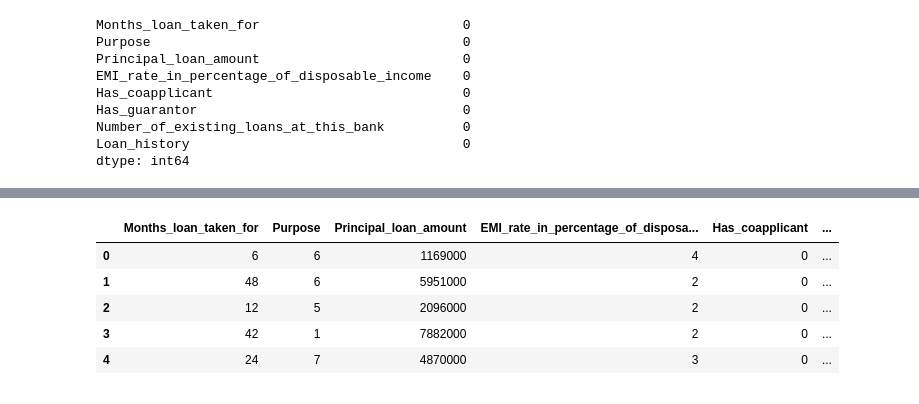
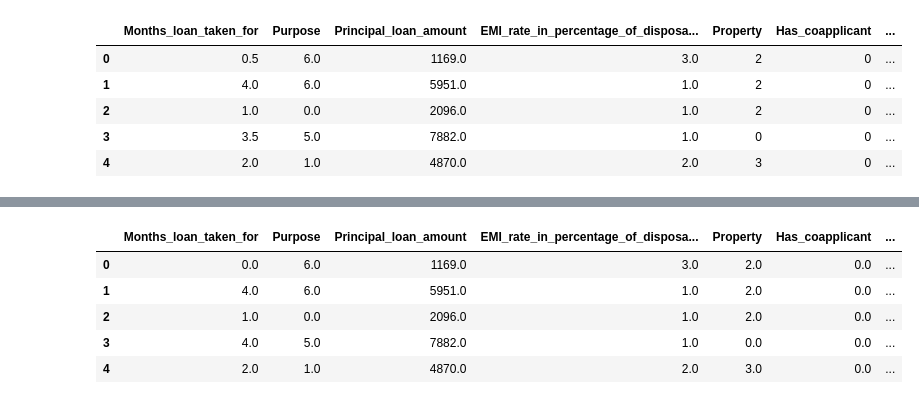
Before and after one commit to Anshul-Kothari-99/ML-Case-Studies, a Jupyter notebook: Using Python/Credit Worthiness/Untitled.ipynb, the cells around one changed output, grey strips where cells are left out. Cells and saved outputs as stored; diff of their text form; code cells hidden in the pictures.

```diff
--- a/Using Python/Credit Worthiness/Untitled.ipynb
+++ b/Using Python/Credit Worthiness/Untitled.ipynb
@@ -136,0 +46,3 @@ plt.show()
+# %%
+df = df.drop(['applicant_id', 'Has_been_employed_for_at_most', 'Other_EMI_plans', 'loan_application_id', 'Telephone', 'Balance_in_existing_bank_account_(upper_limit_of_bucket)', 'Balance_in_existing_bank_account_(lower_limit_of_bucket)'], axis=1)
+df.info()
@@ -136,0 +114,14 @@ plt.show()
+# %%
+def str_split(input_column):
+    temp = input_column.str.split(' ', expand=True)
+    temp = temp.iloc[:,0]
+
+    count = pd.Series(temp).value_counts()
+    #print(count)
+
+    input_column = temp
+
+    return input_column
+#df.Has_been_employed_for_at_most = str_split(df.Has_been_employed_for_at_most)
+df.Has_been_employed_for_at_least = str_split(df.Has_been_employed_for_at_least)
+df.head()
@@ -136,0 +135,15 @@ plt.show()
+# %%
+#df.dropna(subset=['Purpose'], inplace=True)      # removing the 12 rows / entries which had missing data in Purpose column
+
+df['Principal_loan_amount'] = df['Principal_loan_amount']/1000
+df['Months_loan_taken_for'] = df['Months_loan_taken_for']/12
+
+'''
+#print(len(np.unique(df.Savings_account_balance)))
+#print(np.unique(df.Savings_account_balance))
+count = pd.Series(df.Savings_account_balance).value_counts()
+print(count)
+'''
+
+df.head()
+df.info()
@@ -146,31 +206,29 @@ def feture_importance_categorical(input_var, output_var, index_column):
     plt.show()
     return 0
 # %%
-y = df.iloc[:,-1]           # Target Variable Initialization
-X = df.iloc[:,2:-1]         # Training Variable Initialization
+y = df['high_risk_applicant']                    # Target Variable Initialization
+X = df.drop(['high_risk_applicant'], axis=1)     # Training Variable Initialization
 
 def fill_missing_values(df_name):
-    imputer = KNNImputer(n_neighbors=1)
+    imputer = KNNImputer(n_neighbors=5)
     df_name = imputer.fit_transform(df_name)
     return df_name
 
 X_columns = X.columns
 
 X.isnull().sum()
+X.head()
 # %% [output]
-Months_loan_taken_for                          0
-Purpose                                        0
-Principal_loan_amount                          0
-EMI_rate_in_percentage_of_disposable_income    0
-Has_coapplicant                                0
-Has_guarantor                                  0
-Number_of_existing_loans_at_this_bank          0
-Loan_history                                   0
-dtype: int64
+|  | Months_loan_taken_for | Purpose | Principal_loan_amount | EMI_rate_in_percentage_of_disposa... | Property | Has_coapplicant | ... |
+| 0 | 0.5 | 6.0 | 1169.0 | 3.0 | 2 | 0 | ... |
+| 1 | 4.0 | 6.0 | 5951.0 | 1.0 | 2 | 0 | ... |
+| 2 | 1.0 | 0.0 | 2096.0 | 1.0 | 2 | 0 | ... |
+| 3 | 3.5 | 5.0 | 7882.0 | 1.0 | 0 | 0 | ... |
+| 4 | 2.0 | 1.0 | 4870.0 | 2.0 | 3 | 0 | ... |
 # %%
 imputer = KNN()
 
-#X = pd.DataFrame(np.round(imputer.fit_transform(X)),columns = X_columns)
+X = pd.DataFrame(np.round(imputer.fit_transform(X)),columns = X_columns)
 
 print(X.info())
 
@@ -194,7 +253,7 @@ memory usage: 69.5 KB
 None
-|  | Months_loan_taken_for | Purpose | Principal_loan_amount | EMI_rate_in_percentage_of_disposa... | Has_coapplicant | ... |
-| 0 | 6 | 6 | 1169000 | 4 | 0 | ... |
-| 1 | 48 | 6 | 5951000 | 2 | 0 | ... |
-| 2 | 12 | 5 | 2096000 | 2 | 0 | ... |
-| 3 | 42 | 1 | 7882000 | 2 | 0 | ... |
-| 4 | 24 | 7 | 4870000 | 3 | 0 | ... |
+|  | Months_loan_taken_for | Purpose | Principal_loan_amount | EMI_rate_in_percentage_of_disposa... | Property | Has_coapplicant | ... |
+| 0 | 0.0 | 6.0 | 1169.0 | 3.0 | 2.0 | 0.0 | ... |
+| 1 | 4.0 | 6.0 | 5951.0 | 1.0 | 2.0 | 0.0 | ... |
+| 2 | 1.0 | 0.0 | 2096.0 | 1.0 | 2.0 | 0.0 | ... |
+| 3 | 4.0 | 5.0 | 7882.0 | 1.0 | 0.0 | 0.0 | ... |
+| 4 | 2.0 | 1.0 | 4870.0 | 2.0 | 3.0 | 0.0 | ... |
```
Also changed, not shown: parts of 31 cells of this notebook, 1 other file.
